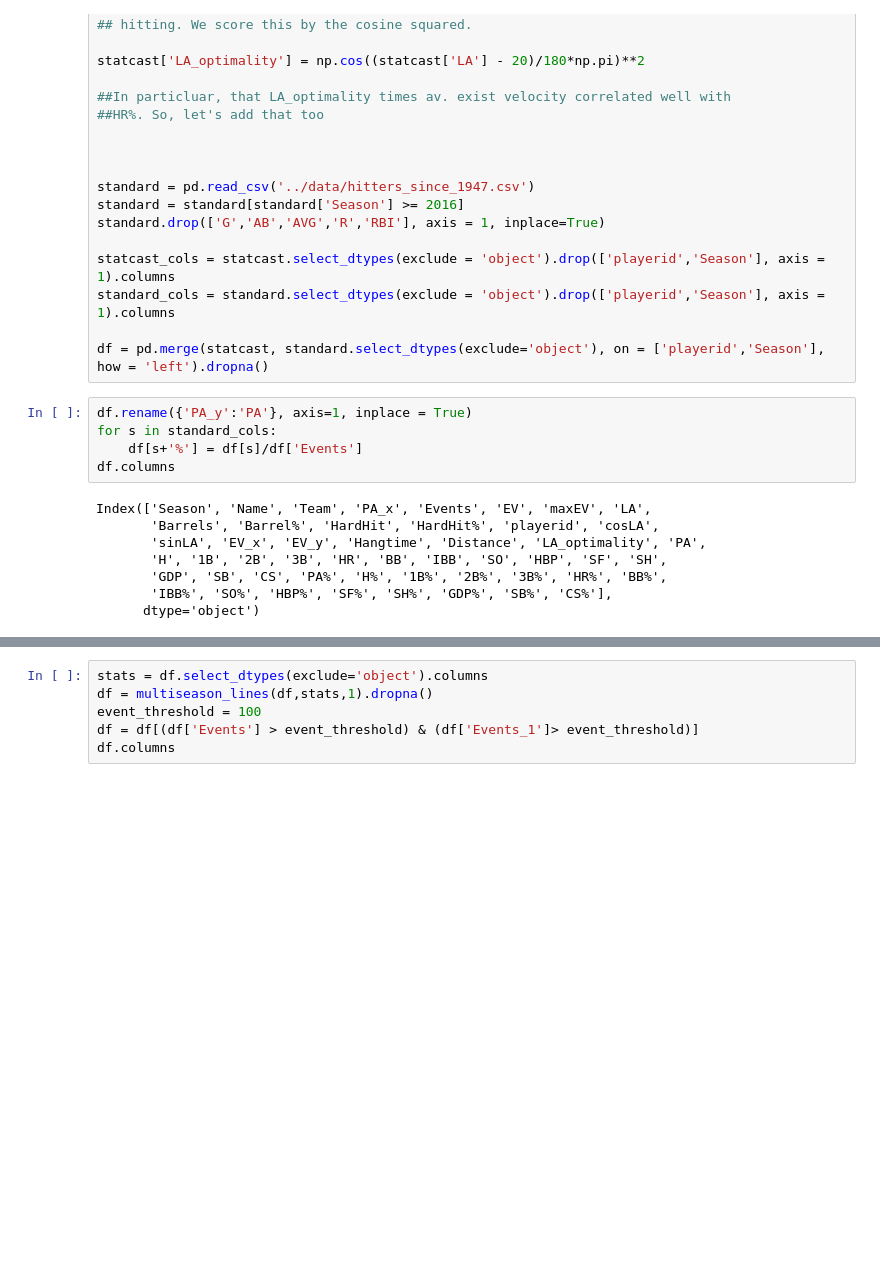
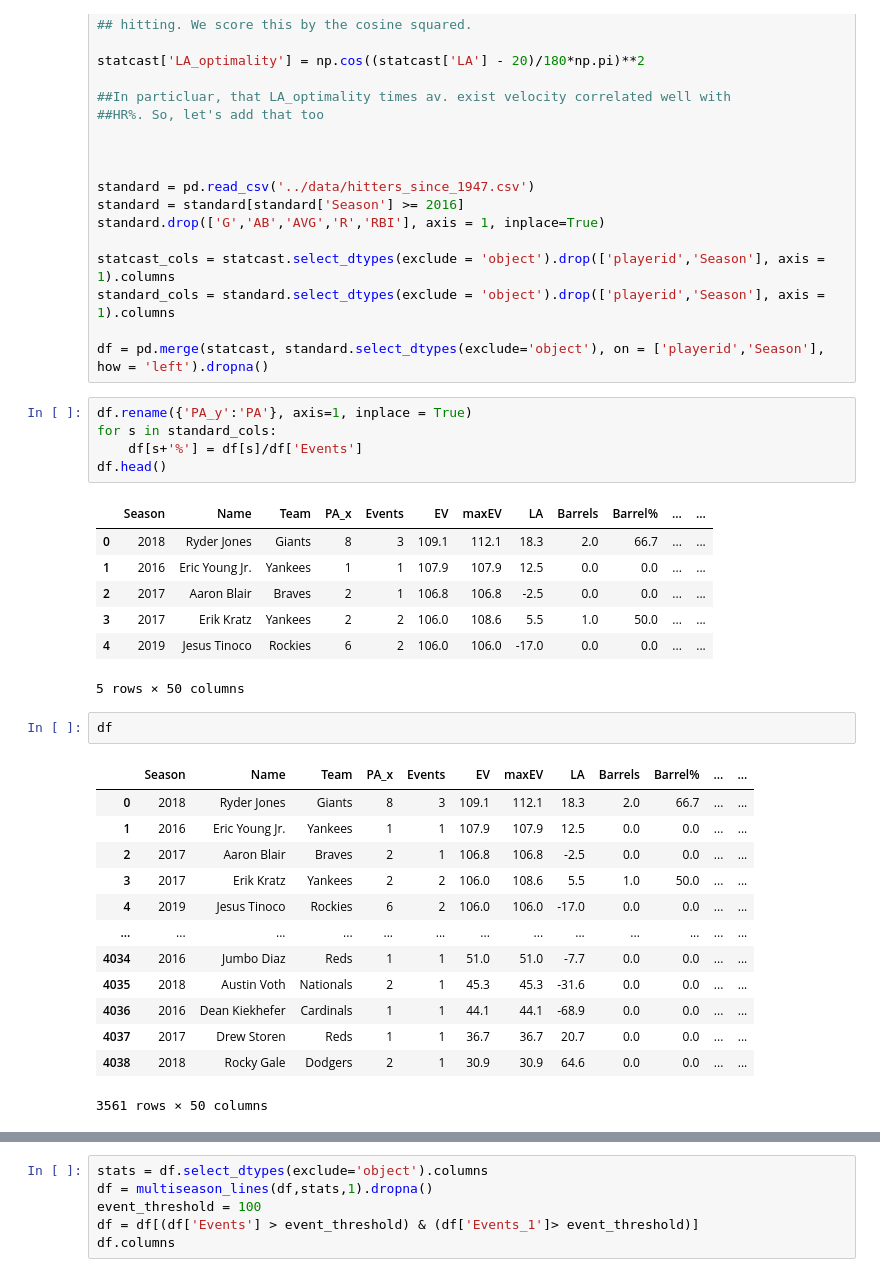
Before and after one commit to philosofool/phi_baseball, a Jupyter notebook: forecast/stat_cast_notebook.ipynb, the cells around one changed output, grey strips where cells are left out. Cells and saved outputs as stored; diff of their text form; blank space fills up the shorter version.

```diff
--- a/forecast/stat_cast_notebook.ipynb
+++ b/forecast/stat_cast_notebook.ipynb
@@ -43,15 +59,31 @@ df = pd.merge(statcast, standard.select_dtypes(exclude='object'), on = ['playeri
 df.rename({'PA_y':'PA'}, axis=1, inplace = True)
 for s in standard_cols:
     df[s+'%'] = df[s]/df['Events']
-df.columns
+df.head()
 # %% [output]
+|  | Season | Name | Team | PA_x | Events | EV | maxEV | LA | Barrels | Barrel% | ... | ... |
+| 0 | 2018 | Ryder Jones | Giants | 8 | 3 | 109.1 | 112.1 | 18.3 | 2.0 | 66.7 | ... | ... |
+| 1 | 2016 | Eric Young Jr. | Yankees | 1 | 1 | 107.9 | 107.9 | 12.5 | 0.0 | 0.0 | ... | ... |
+| 2 | 2017 | Aaron Blair | Braves | 2 | 1 | 106.8 | 106.8 | -2.5 | 0.0 | 0.0 | ... | ... |
+| 3 | 2017 | Erik Kratz | Yankees | 2 | 2 | 106.0 | 108.6 | 5.5 | 1.0 | 50.0 | ... | ... |
+| 4 | 2019 | Jesus Tinoco | Rockies | 6 | 2 | 106.0 | 106.0 | -17.0 | 0.0 | 0.0 | ... | ... |
-Index(['Season', 'Name', 'Team', 'PA_x', 'Events', 'EV', 'maxEV', 'LA',
-       'Barrels', 'Barrel%', 'HardHit', 'HardHit%', 'playerid', 'cosLA',
-       'sinLA', 'EV_x', 'EV_y', 'Hangtime', 'Distance', 'LA_optimality', 'PA',
-       'H', '1B', '2B', '3B', 'HR', 'BB', 'IBB', 'SO', 'HBP', 'SF', 'SH',
-       'GDP', 'SB', 'CS', 'PA%', 'H%', '1B%', '2B%', '3B%', 'HR%', 'BB%',
-       'IBB%', 'SO%', 'HBP%', 'SF%', 'SH%', 'GDP%', 'SB%', 'CS%'],
-      dtype='object')
+5 rows × 50 columns
+# %%
+df
+# %% [output]
+|  | Season | Name | Team | PA_x | Events | EV | maxEV | LA | Barrels | Barrel% | ... | ... |
+| 0 | 2018 | Ryder Jones | Giants | 8 | 3 | 109.1 | 112.1 | 18.3 | 2.0 | 66.7 | ... | ... |
+| 1 | 2016 | Eric Young Jr. | Yankees | 1 | 1 | 107.9 | 107.9 | 12.5 | 0.0 | 0.0 | ... | ... |
+| 2 | 2017 | Aaron Blair | Braves | 2 | 1 | 106.8 | 106.8 | -2.5 | 0.0 | 0.0 | ... | ... |
+| 3 | 2017 | Erik Kratz | Yankees | 2 | 2 | 106.0 | 108.6 | 5.5 | 1.0 | 50.0 | ... | ... |
+| 4 | 2019 | Jesus Tinoco | Rockies | 6 | 2 | 106.0 | 106.0 | -17.0 | 0.0 | 0.0 | ... | ... |
+| ... | ... | ... | ... | ... | ... | ... | ... | ... | ... | ... | ... | ... |
+| 4034 | 2016 | Jumbo Diaz | Reds | 1 | 1 | 51.0 | 51.0 | -7.7 | 0.0 | 0.0 | ... | ... |
+| 4035 | 2018 | Austin Voth | Nationals | 2 | 1 | 45.3 | 45.3 | -31.6 | 0.0 | 0.0 | ... | ... |
+| 4036 | 2016 | Dean Kiekhefer | Cardinals | 1 | 1 | 44.1 | 44.1 | -68.9 | 0.0 | 0.0 | ... | ... |
+| 4037 | 2017 | Drew Storen | Reds | 1 | 1 | 36.7 | 36.7 | 20.7 | 0.0 | 0.0 | ... | ... |
+| 4038 | 2018 | Rocky Gale | Dodgers | 2 | 1 | 30.9 | 30.9 | 64.6 | 0.0 | 0.0 | ... | ... |
+3561 rows × 50 columns
 # %%
 def multiseason_lines(df, stats, num_seasons):
     """
```
Also changed, not shown: parts of 59 cells of this notebook.
